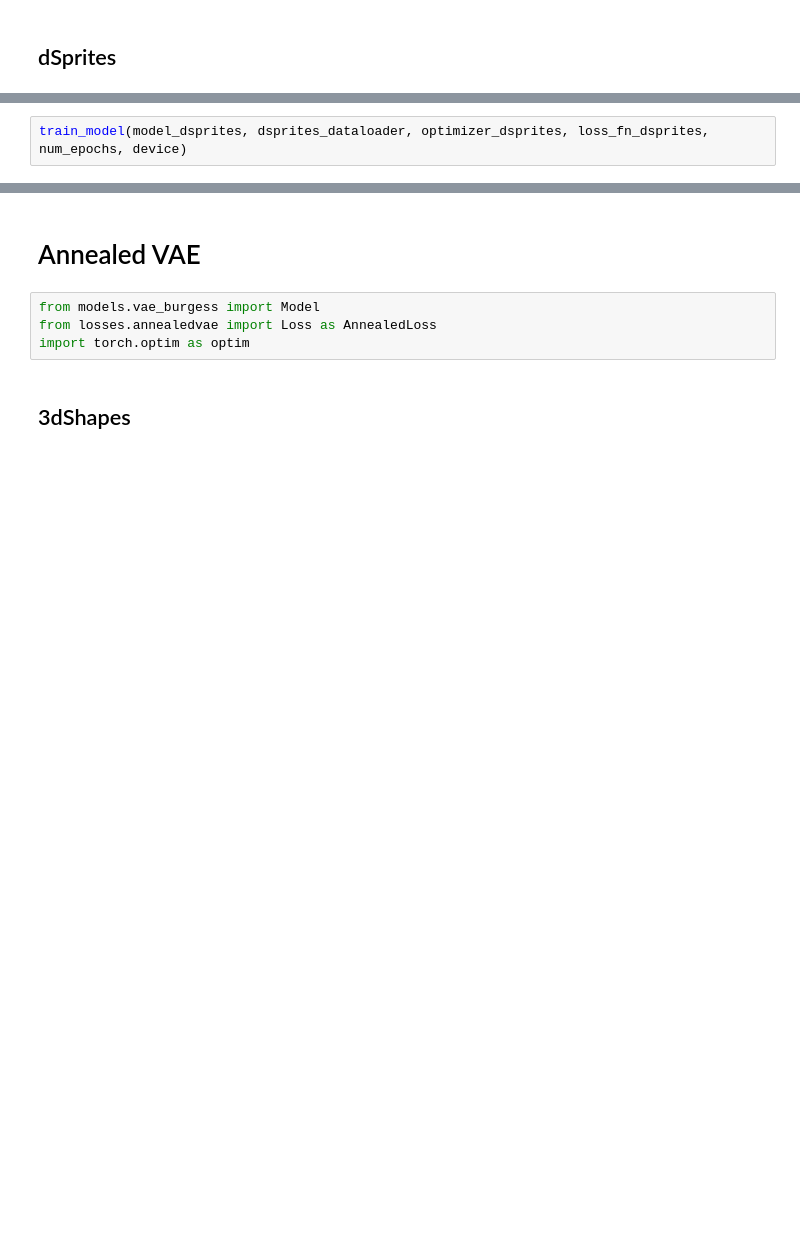
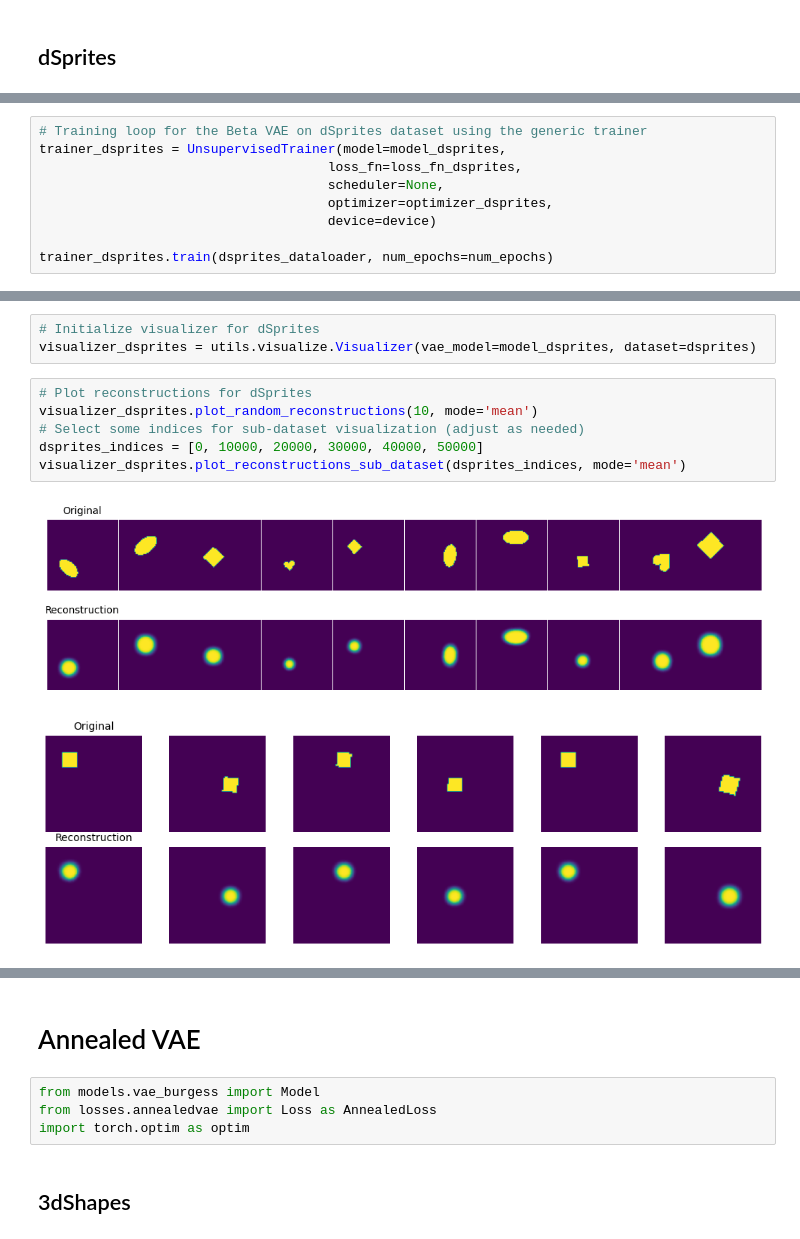
Before and after one commit to SA-Mousavichashmi/Disentanglement-Project-V2, a Jupyter notebook: training (tests).ipynb, the cells around one changed output, grey strips where cells are left out. Drawn from its saved outputs; the diff is of its cells as text; blank space fills up the shorter version.

```diff
--- a/training (tests).ipynb
+++ b/training (tests).ipynb
@@ -224,2 +225,9 @@ num_epochs = 5
 # %%
-train_model(model_dsprites, dsprites_dataloader, optimizer_dsprites, loss_fn_dsprites, num_epochs, device)
+# Training loop for the Beta VAE on dSprites dataset using the generic trainer
+trainer_dsprites = UnsupervisedTrainer(model=model_dsprites,
+                                     loss_fn=loss_fn_dsprites,
+                                     scheduler=None,
+                                     optimizer=optimizer_dsprites,
+                                     device=device)
+
+trainer_dsprites.train(dsprites_dataloader, num_epochs=num_epochs)
@@ -240,3 +238,15 @@ visualize_generated_imgs(model_dsprites, 10, device)
 # %% [output]
 [figure]
 [figure]
+# %%
+# Initialize visualizer for dSprites
+visualizer_dsprites = utils.visualize.Visualizer(vae_model=model_dsprites, dataset=dsprites)
+# %%
+# Plot reconstructions for dSprites
+visualizer_dsprites.plot_random_reconstructions(10, mode='mean')
+# Select some indices for sub-dataset visualization (adjust as needed)
+dsprites_indices = [0, 10000, 20000, 30000, 40000, 50000]
+visualizer_dsprites.plot_reconstructions_sub_dataset(dsprites_indices, mode='mean')
+# %% [output]
+[figure, added]
+[figure, added]
```
Also changed, not shown: parts of 8 cells of this notebook, 3 other files.
